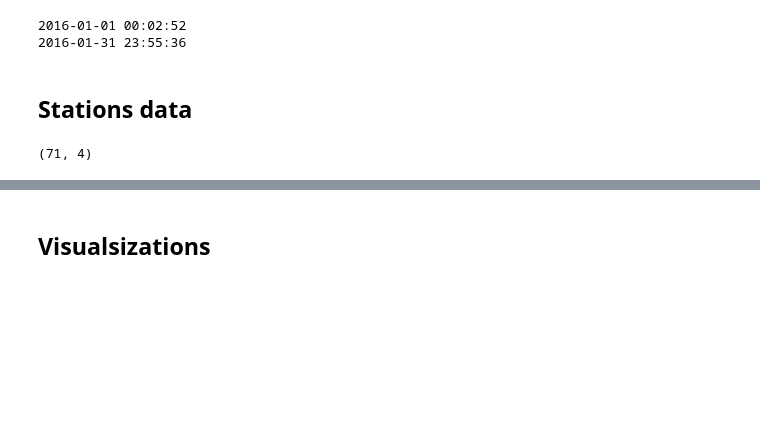
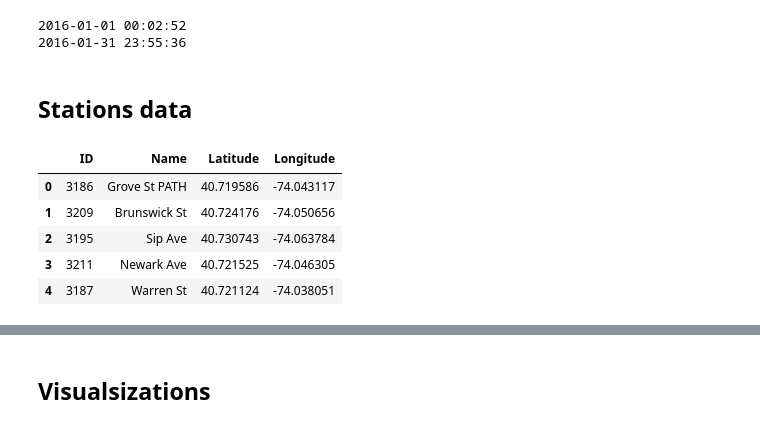
Before and after one commit to bastien-winant/bike-rental-data-management, a Jupyter notebook: notebooks/eda_rides.ipynb, the cells around one changed output, grey strips where cells are left out. Drawn from its saved outputs; the diff is of its cells as text; code cells hidden in the pictures; blank space fills up the shorter version.

```diff
--- a/notebooks/eda_rides.ipynb
+++ b/notebooks/eda_rides.ipynb
@@ -98,9 +98,14 @@ df_end_stations = df[
 # %%
 df_stations = pd.concat([df_start_stations, df_end_stations], ignore_index=True)
 # %%
-df_stations.shape
+df_stations.head()
 # %% [output]
-(71, 4)
+|  | ID | Name | Latitude | Longitude |
+| 0 | 3186 | Grove St PATH | 40.719586 | -74.043117 |
+| 1 | 3209 | Brunswick St | 40.724176 | -74.050656 |
+| 2 | 3195 | Sip Ave | 40.730743 | -74.063784 |
+| 3 | 3211 | Newark Ave | 40.721525 | -74.046305 |
+| 4 | 3187 | Warren St | 40.721124 | -74.038051 |
 # %%
 df.drop(
 	['Start Station Name', 'Start Station Latitude', 'Start Station Longitude', 'End Station Name', 'End Station Latitude',
```
Also changed, not shown: 1 other file.
